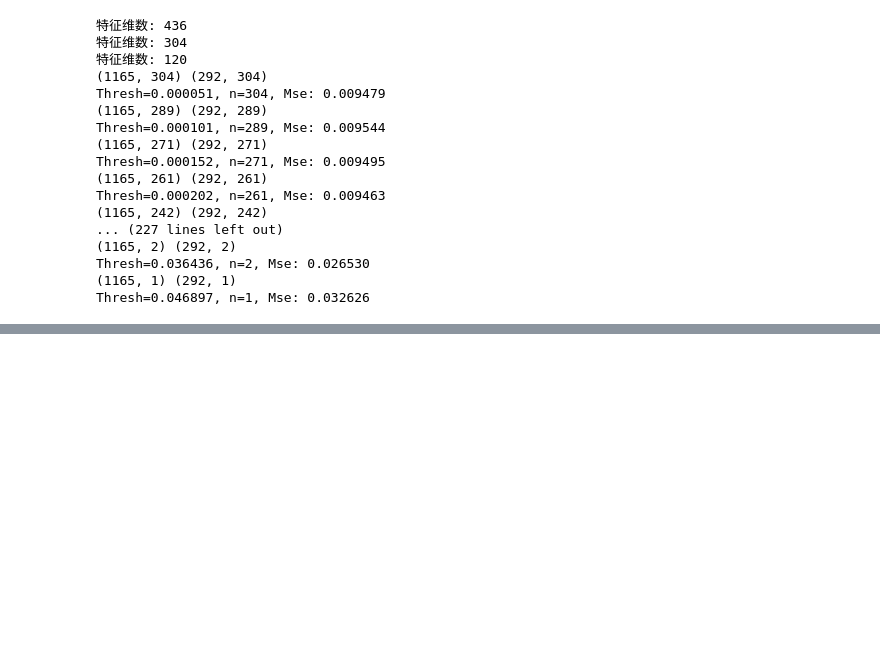
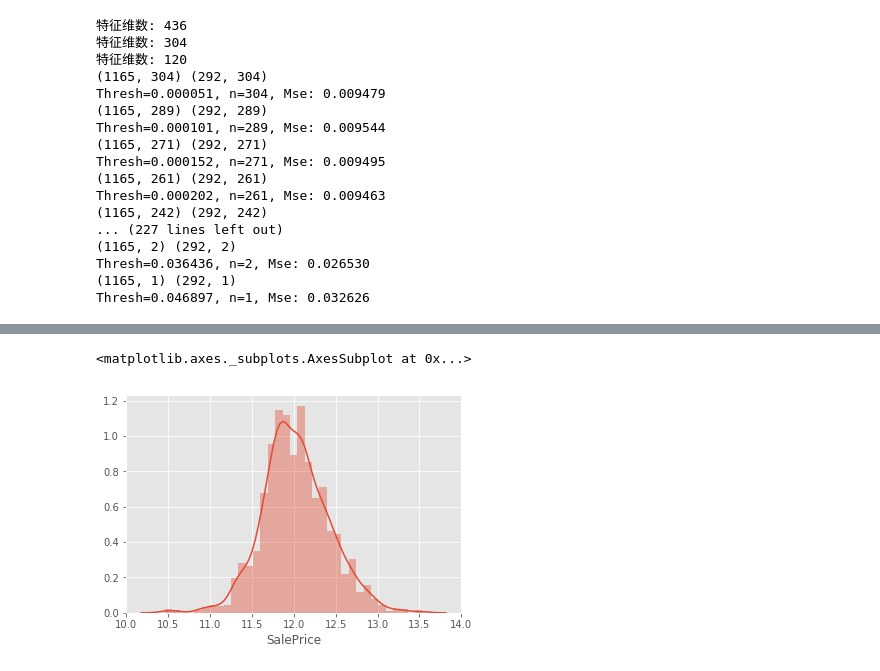
Before and after one commit to zingp/kaggle, a Jupyter notebook: LosAngelesHousePricesForecast/_1_LAHPF_data_preprocessng.ipynb, the cells around one changed output, grey strips where cells are left out. Drawn from its saved outputs; the diff is of its cells as text; code cells hidden in the pictures; blank space fills up the shorter version.

```diff
--- a/LosAngelesHousePricesForecast/_1_LAHPF_data_preprocessng.ipynb
+++ b/LosAngelesHousePricesForecast/_1_LAHPF_data_preprocessng.ipynb
@@ -382,0 +1000,5 @@ Thresh=0.046897, n=1, Mse: 0.032626
+# %%
+sns.distplot(np.log1p(train['SalePrice']))
+# %% [output]
+<matplotlib.axes._subplots.AxesSubplot at 0x...>
+[figure, added]
```
Also changed, not shown: parts of 65 cells of this notebook.
